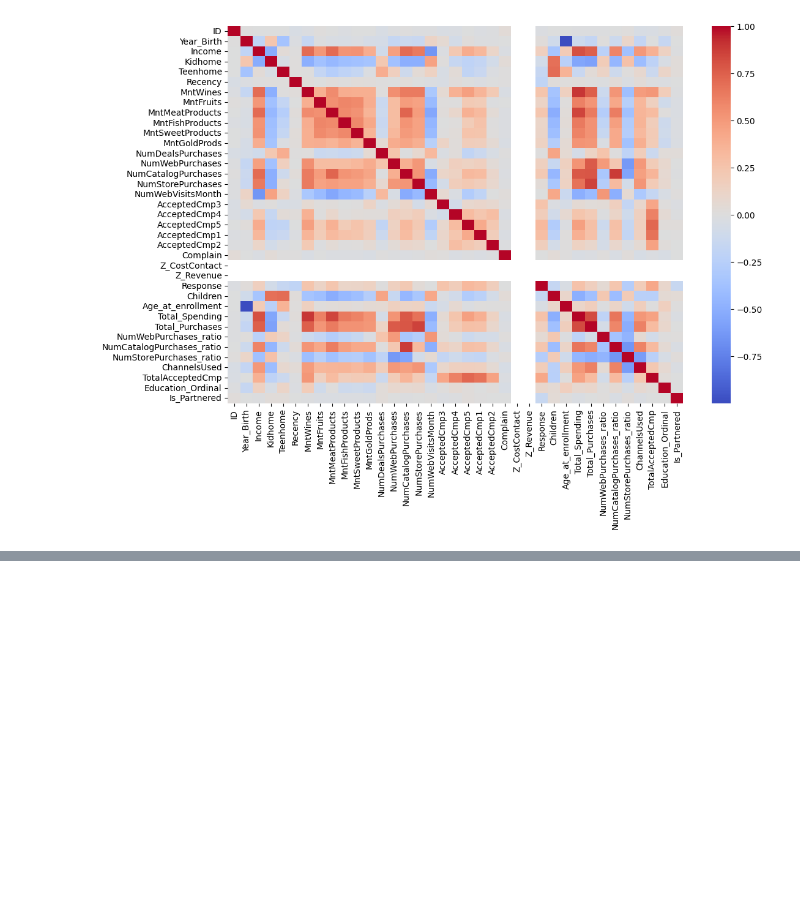
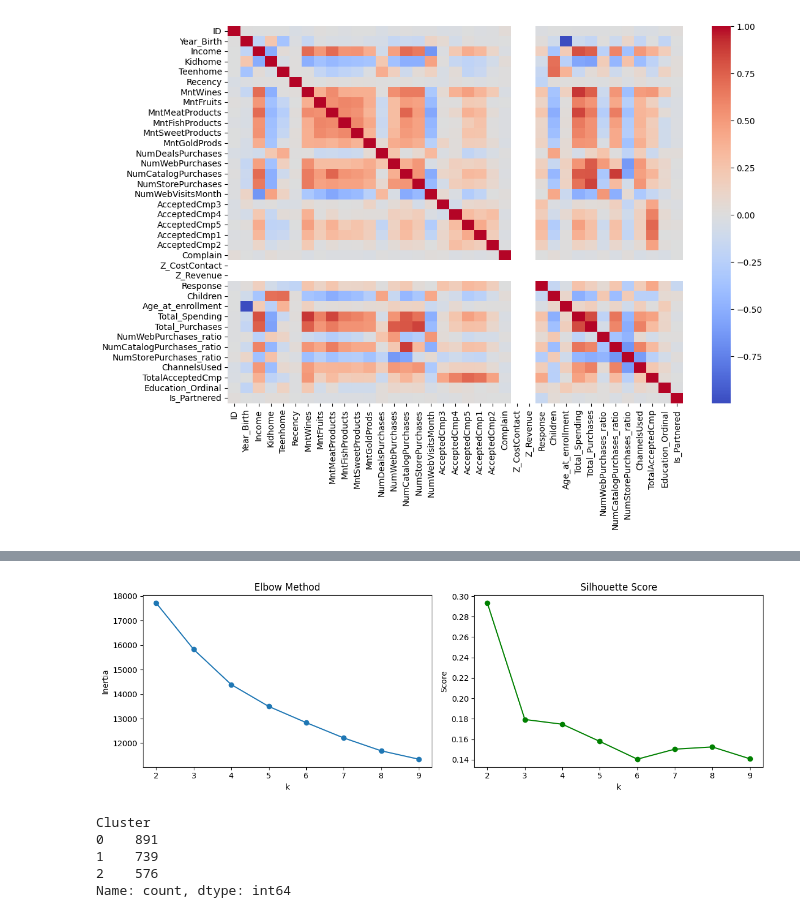
Before and after one commit to bouhlet0/Customer-Personality-Analysis, a Jupyter notebook: Customer_Personality_Analysis.ipynb, the cells around one changed output, grey strips where cells are left out. Cells and saved outputs as stored; diff of their text form; code cells hidden in the pictures; blank space fills up the shorter version.

```diff
--- a/Customer_Personality_Analysis.ipynb
+++ b/Customer_Personality_Analysis.ipynb
@@ -399,0 +521,38 @@ sns.heatmap(corr, cmap="coolwarm")
+# %%
+inertias, silhouettes = [], []
+K_range = range(2, 10)
+
+for k in K_range:
+    km = KMeans(n_clusters=k, random_state=42, n_init=10)
+    labels = km.fit_predict(X_pca)
+    inertias.append(km.inertia_)
+    silhouettes.append(silhouette_score(X_pca, labels))
+
+fig, ax = plt.subplots(1, 2, figsize=(12, 4))
+ax[0].plot(K_range, inertias, marker='o')
+ax[0].set_title("Elbow Method")
+ax[0].set_xlabel("k")
+ax[0].set_ylabel("Inertia")
+
+ax[1].plot(K_range, silhouettes, marker='o', color='green')
+ax[1].set_title("Silhouette Score")
+ax[1].set_xlabel("k")
+ax[1].set_ylabel("Score")
+
+plt.tight_layout()
+plt.show()
+# %% [output]
+[figure, added]
+# %%
+OPTIMAL_K = 3
+
+km_final = KMeans(n_clusters=OPTIMAL_K, random_state=42, n_init=20)
+dataset["Cluster"] = km_final.fit_predict(X_pca)
+
+print(dataset["Cluster"].value_counts().sort_index())
+# %% [output]
+Cluster
+0    891
+1    739
+2    576
+Name: count, dtype: int64
```
Also changed, not shown: parts of 20 cells of this notebook.
